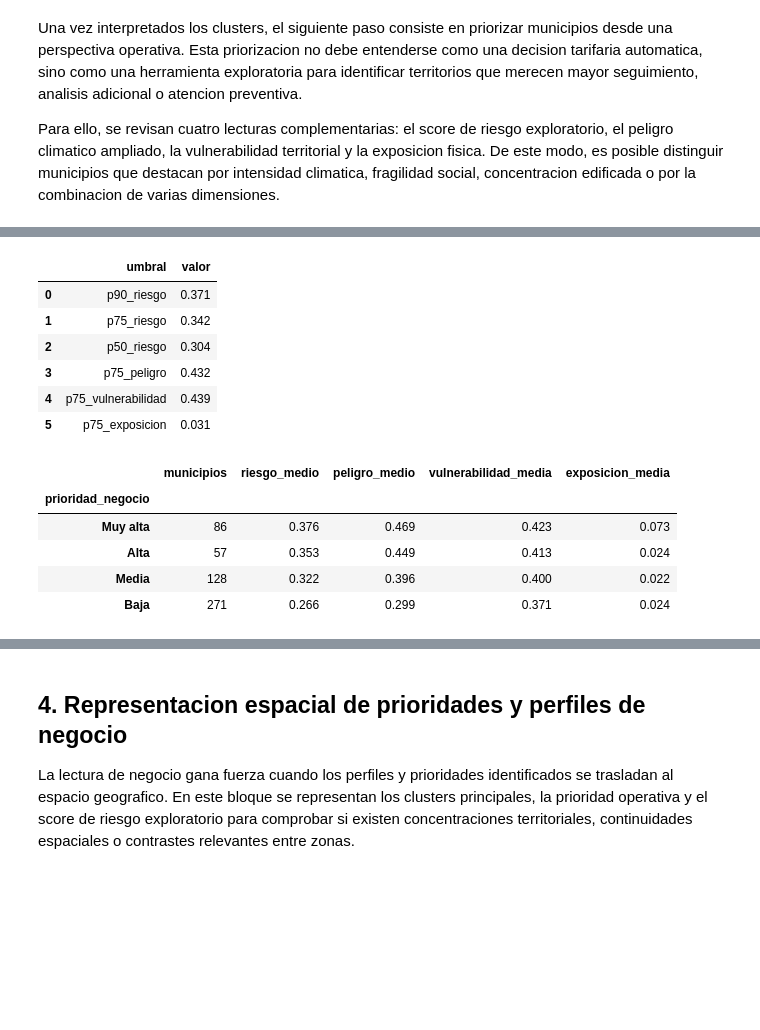
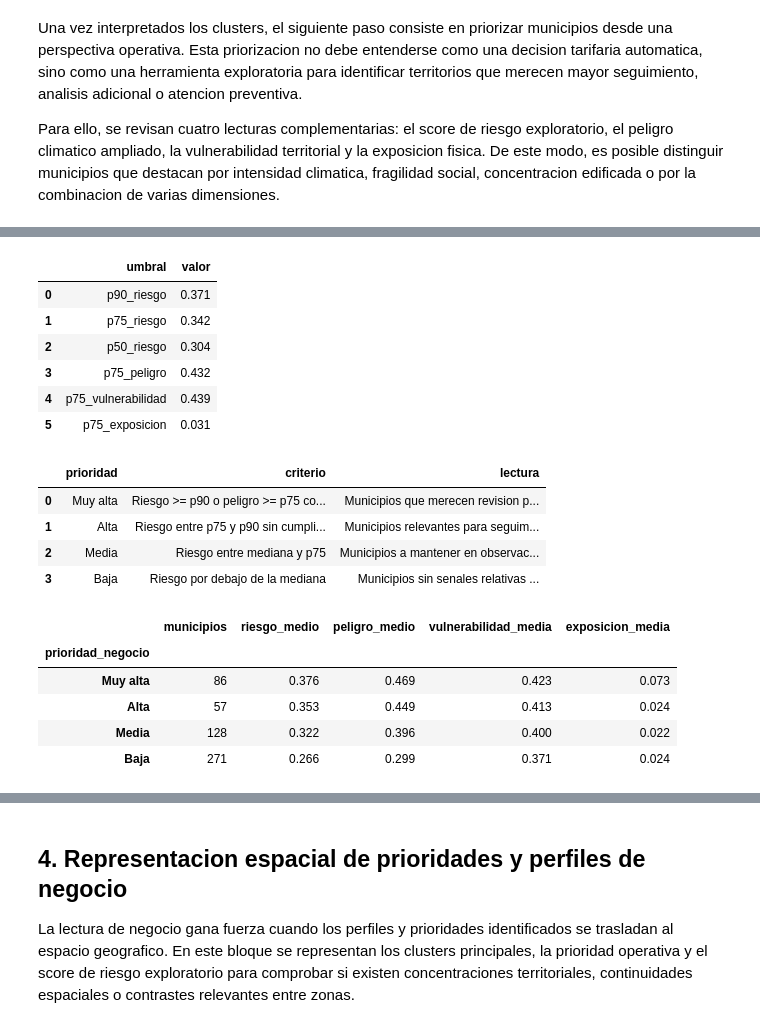
Before and after one commit to gonzalolarriba/modelo-geoespacial-riesgo-climatico, a Jupyter notebook: notebooks/notebook_5_an_negocio.ipynb, the cells around one changed output, grey strips where cells are left out. Drawn from its saved outputs; the diff is of its cells as text; code cells hidden in the pictures; blank space fills up the shorter version.

```diff
--- a/notebooks/notebook_5_an_negocio.ipynb
+++ b/notebooks/notebook_5_an_negocio.ipynb
@@ -222,7 +224,7 @@ display(cluster_business_summary)
 | 0 | 210 | 0.286 | 0.310 | 0.436 | ... |
 # %%
 cluster_business_labels = {
-    0: "Interior envejecido y baja exposicion construida",
+    0: "Interior de baja exposicion construida y mayor altitud",
     1: "Calor y sequedad elevados con vulnerabilidad media",
     2: "Peligro climatico alto con exposicion moderada",
     3: "Exposicion urbana alta y baja altitud",
@@ -411,39 +466,71 @@ threshold_table = pd.DataFrame(
     {
         "umbral": ["p90_riesgo", "p75_riesgo", "p50_riesgo", "p75_peligro", "p75_vulnerabilidad", "p75_exposicion"],
         "valor": [p90_riesgo, p75_riesgo, p50_riesgo, p75_peligro, p75_vulnerabilidad, p75_exposicion],
     }
 ).round(3)
 
 display(threshold_table)
 
+priority_rule_table = pd.DataFrame(
+    [
+        {
+            "prioridad": "Muy alta",
+            "criterio": "Riesgo >= p90 o peligro >= p75 combinado con vulnerabilidad/exposicion >= p75",
+            "lectura": "Municipios que merecen revision prioritaria por combinacion intensa de dimensiones.",
+        },
+        {
+            "prioridad": "Alta",
+            "criterio": "Riesgo entre p75 y p90 sin cumplir la regla anterior",
+            "lectura": "Municipios relevantes para seguimiento y contraste con datos internos.",
+        },
+        {
+            "prioridad": "Media",
+            "criterio": "Riesgo entre mediana y p75",
+            "lectura": "Municipios a mantener en observacion analitica.",
+        },
+        {
+            "prioridad": "Baja",
+            "criterio": "Riesgo por debajo de la mediana",
+            "lectura": "Municipios sin senales relativas destacadas en esta aproximacion exploratoria.",
+        },
+    ]
+)
+
+display(priority_rule_table)
+
 priority_summary = (
     df_seg.groupby("prioridad_negocio", observed=False)
     .agg(
         municipios=("municipio", "count"),
         riesgo_medio=(riesgo_col, "mean"),
         peligro_medio=(peligro_col, "mean"),
         vulnerabilidad_media=(vulnerabilidad_col, "mean"),
         exposicion_media=(exposicion_col, "mean"),
     )
     .round(3)
     .reindex(priority_order)
 )
 
 display(priority_summary)
 # %% [output]
 |  | umbral | valor |
 | 0 | p90_riesgo | 0.371 |
 | 1 | p75_riesgo | 0.342 |
 | 2 | p50_riesgo | 0.304 |
 | 3 | p75_peligro | 0.432 |
 | 4 | p75_vulnerabilidad | 0.439 |
 | 5 | p75_exposicion | 0.031 |
-|  | municipios | riesgo_medio | peligro_medio | vulnerabilidad_media | exposicion_media |
-| prioridad_negocio |  |  |  |  |  |
-| Muy alta | 86 | 0.376 | 0.469 | 0.423 | 0.073 |
-| Alta | 57 | 0.353 | 0.449 | 0.413 | 0.024 |
-| Media | 128 | 0.322 | 0.396 | 0.400 | 0.022 |
-| Baja | 271 | 0.266 | 0.299 | 0.371 | 0.024 |
+|  | prioridad | criterio | lectura |
+| 0 | Muy alta | Riesgo >= p90 o peligro >= p75 co... | Municipios que merecen revision p... |
+| 1 | Alta | Riesgo entre p75 y p90 sin cumpli... | Municipios relevantes para seguim... |
+| 2 | Media | Riesgo entre mediana y p75 | Municipios a mantener en observac... |
+| 3 | Baja | Riesgo por debajo de la mediana | Municipios sin senales relativas ... |
+|  | municipios | riesgo_medio | peligro_medio | vulnerabilidad_media | exposicion_media |
+| prioridad_negocio |  |  |  |  |  |
+| Muy alta | 86 | 0.376 | 0.469 | 0.423 | 0.073 |
+| Alta | 57 | 0.353 | 0.449 | 0.413 | 0.024 |
+| Media | 128 | 0.322 | 0.396 | 0.400 | 0.022 |
+| Baja | 271 | 0.266 | 0.299 | 0.371 | 0.024 |
 # %%
 municipios_prioritarios = (
     df_seg[
```
Also changed, not shown: parts of 21 cells of this notebook.
